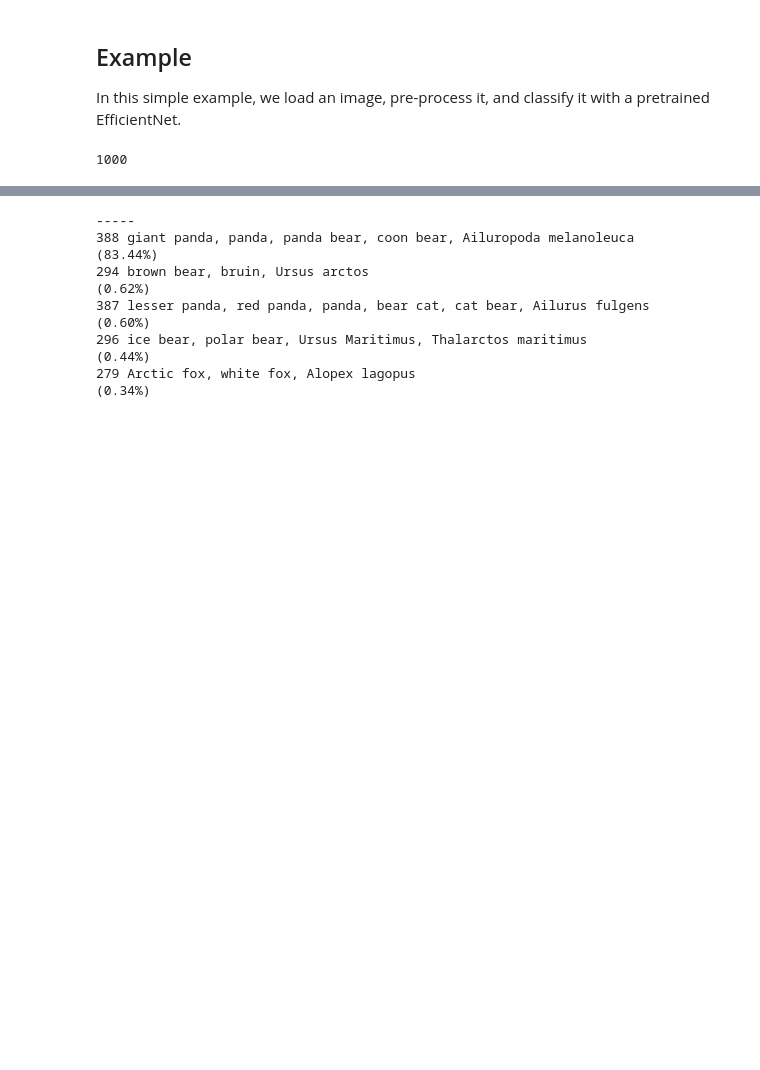
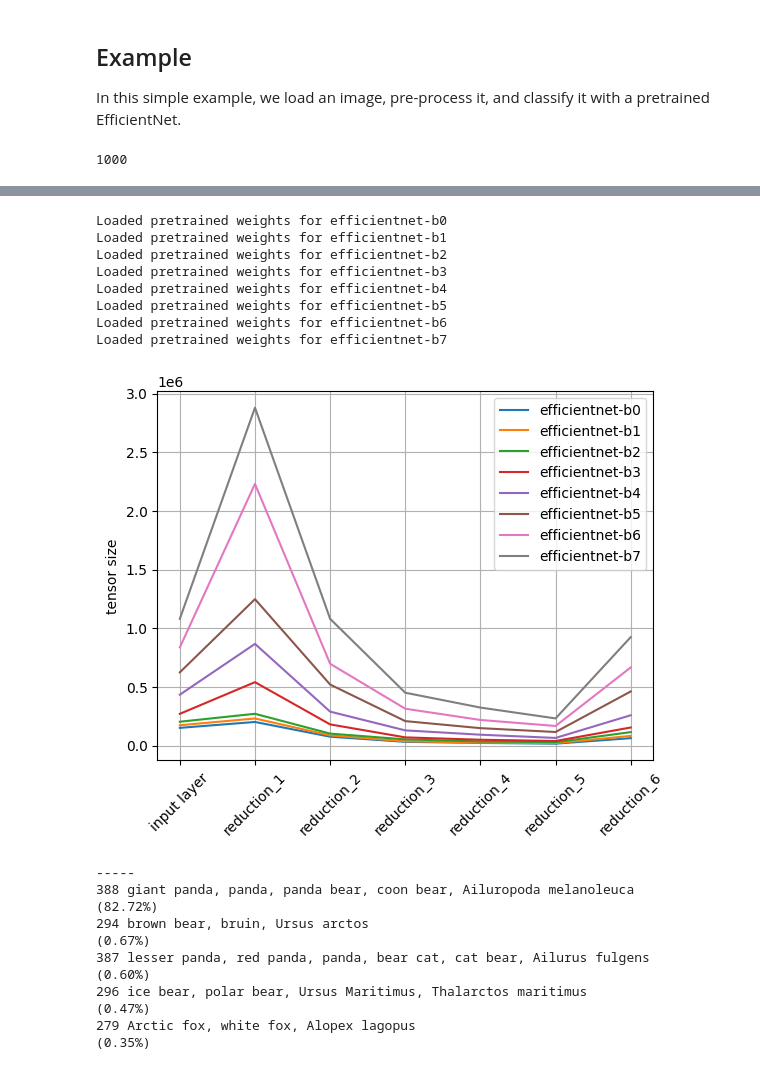
Before and after one commit to yenhsiu/EfficientNet-PyTorch, a Jupyter notebook: examples/simple/example.ipynb, the cells around one changed output, grey strips where cells are left out. Cells and saved outputs as stored; diff of their text form; code cells hidden in the pictures; blank space fills up the shorter version.

```diff
--- a/examples/simple/example.ipynb
+++ b/examples/simple/example.ipynb
@@ -65,3 +67,52 @@ plt.show()
+# %%
+model_names = ['efficientnet-b0','efficientnet-b1','efficientnet-b2','efficientnet-b3','efficientnet-b4','efficientnet-b5','efficientnet-b6','efficientnet-b7']
+# Open image
+ori_img = Image.open('img.jpg')
+# img
+# Preprocess image
+model_tensor = {}
+for m in model_names:
+    image_tensors = []
+    image_size = EfficientNet.get_image_size(m)
+    model = EfficientNet.from_pretrained(m)
+    tfms = transforms.Compose([transforms.Resize(image_size), transforms.CenterCrop(image_size),
+                               transforms.ToTensor(),
+                               transforms.Normalize([0.485, 0.456, 0.406], [0.229, 0.224, 0.225]),])
+    img = tfms(ori_img).unsqueeze(0)
+    image_tensors = []
+    endpoints = model.extract_endpoints(img)
+    image_tensors.extend(img.flatten().shape)
+    for endp in endpoints:
+#         print(endp,":",teacher_endpoints[endp].shape)
+        image_tensors.extend(endpoints[endp].flatten().shape)
+    model_tensor[m] = image_tensors
+names = ["input layer"]
+names.extend(list(endpoints.keys()))
+import matplotlib.pyplot as plt
+import numpy as np
+
+d = []
+fig, ax = plt.subplots() # 创建图实例
+for i in model_tensor:
+    t = model_tensor[i]
+    ax.plot(names, t, label=i) # 作y1 = x 图，并标记此线名为linear
+    ax.set_ylabel('tensor size') #设置y轴名称 y label
+#     ax.set_title('Simple Plot') #设置图名为Simple Plot
+    ax.legend() #自动检测要在图例中显示的元素，并且显示
+    plt.xticks(rotation=45)
+plt.grid()
+# plt.savefig("reduction.png")
+plt.show() #图形可视化
+# %% [output]
+Loaded pretrained weights for efficientnet-b0
+Loaded pretrained weights for efficientnet-b1
+Loaded pretrained weights for efficientnet-b2
+Loaded pretrained weights for efficientnet-b3
+Loaded pretrained weights for efficientnet-b4
+Loaded pretrained weights for efficientnet-b5
+Loaded pretrained weights for efficientnet-b6
+Loaded pretrained weights for efficientnet-b7
+[figure, added]
 # %%
 # Classify with EfficientNet
 model.eval() #dont activate "Batch Normalization and Dropout"
@@ -76,8 +127,8 @@ for idx in preds:
     print('{} {:<75} ({:.2f}%)'.format(idx, label, prob*100))
 # %% [output]
 -----
-388 giant panda, panda, panda bear, coon bear, Ailuropoda melanoleuca           (83.44%)
-294 brown bear, bruin, Ursus arctos                                             (0.62%)
+388 giant panda, panda, panda bear, coon bear, Ailuropoda melanoleuca           (82.72%)
+294 brown bear, bruin, Ursus arctos                                             (0.67%)
 387 lesser panda, red panda, panda, bear cat, cat bear, Ailurus fulgens         (0.60%)
-296 ice bear, polar bear, Ursus Maritimus, Thalarctos maritimus                 (0.44%)
-279 Arctic fox, white fox, Alopex lagopus                                       (0.34%)
+296 ice bear, polar bear, Ursus Maritimus, Thalarctos maritimus                 (0.47%)
+279 Arctic fox, white fox, Alopex lagopus                                       (0.35%)
```
Also changed, not shown: parts of 5 cells of this notebook, 18 other files.
